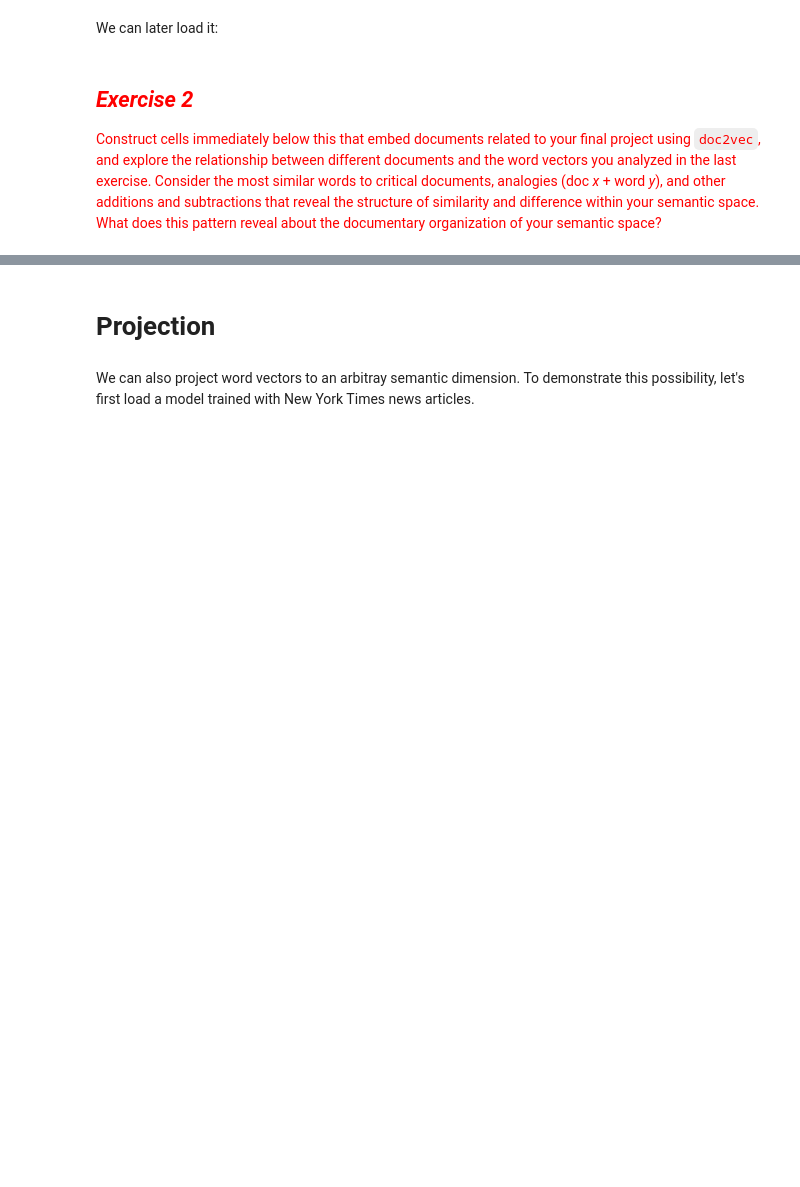
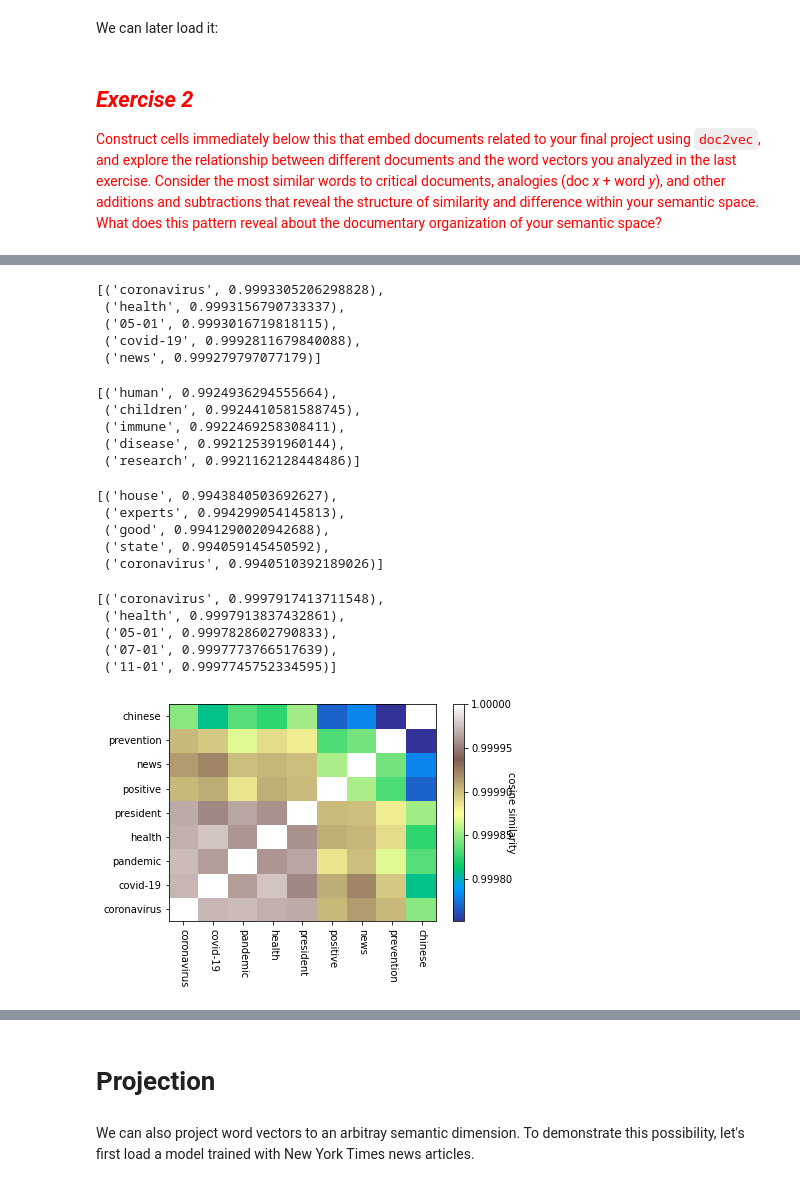
Before and after one commit to AllisonXiong/Content-Analysis, a Jupyter notebook: 4_Word_Embeddings.ipynb, the cells around one changed output, grey strips where cells are left out. Drawn from its saved outputs; the diff is of its cells as text; code cells hidden in the pictures; blank space fills up the shorter version.

```diff
--- a/4_Word_Embeddings.ipynb
+++ b/4_Word_Embeddings.ipynb
@@ -793,0 +844,14 @@ We can later load it:
+# %%
+news['tokenized_words'] = news['content'].apply(lambda x: lucem_illud.word_tokenize(x))
+news['normalized_words'] = news['tokenized_words'].apply(lambda x: lucem_illud.normalizeTokens(x, lemma=False))
+# %%
+taggedDocs = []
+for index, row in news.iterrows():
+    #Just doing a simple keyword assignment
+    docKeywords = [s for s in keywords if s in row['normalized_words']]
+    docKeywords.append(row['time'])
+    docKeywords.append(row['title']) #This lets us extract individual documnets
+    taggedDocs.append(gensim.models.doc2vec.LabeledSentence(words = row['normalized_words'], tags = docKeywords))
+news['TaggedDocs'] = taggedDocs
+# %%
+nD2V = gensim.models.doc2vec.Doc2Vec(news['TaggedDocs'], size = 100) #Limiting to 100 dimensions
@@ -793,0 +886,54 @@ We can later load it:
+# %%
+nD2V.docvecs.most_similar( [ nD2V['chinese'] ], topn=5)
+# %% [output]
+[('coronavirus', 0.9993305206298828),
+ ('health', 0.9993156790733337),
+ ('05-01', 0.9993016719818115),
+ ('covid-19', 0.9992811679840088),
+ ('news', 0.999279797077179)]
+# %%
+nD2V.most_similar( [ nD2V.docvecs['Wisconsin is Òclearly seeing a decline in COVID infectionsÓ.'] ], topn=5)
+# %% [output]
+[('human', 0.9924936294555664),
+ ('children', 0.9924410581588745),
+ ('immune', 0.9922469258308411),
+ ('disease', 0.992125391960144),
+ ('research', 0.9921162128448486)]
+# %%
+nD2V.most_similar( [ nD2V.docvecs['Michigan Gov. Gretchen Whitmer banned sale of American flags during COVID-19 pandemic.'] ], topn=5)
+# %% [output]
+[('house', 0.9943840503692627),
+ ('experts', 0.994299054145813),
+ ('good', 0.9941290020942688),
+ ('state', 0.994059145450592),
+ ('coronavirus', 0.9940510392189026)]
+# %%
+nD2V.docvecs.most_similar([ nD2V['chinese']+nD2V['virus']], topn=5 )
+# %% [output]
+[('coronavirus', 0.9997917413711548),
+ ('health', 0.9997913837432861),
+ ('05-01', 0.9997828602790833),
+ ('07-01', 0.9997773766517639),
+ ('11-01', 0.9997745752334595)]
+# %%
+heatmapMatrix = []
+for tagOuter in keywords:
+    column = []
+    tagVec = nD2V.docvecs[tagOuter].reshape(1, -1)
+    for tagInner in keywords:
+        column.append(sklearn.metrics.pairwise.cosine_similarity(tagVec, nD2V.docvecs[tagInner].reshape(1, -1))[0][0])
+    heatmapMatrix.append(column)
+heatmapMatrix = np.array(heatmapMatrix)
+# %%
+fig, ax = plt.subplots()
+hmap = ax.pcolor(heatmapMatrix, cmap='terrain')
+cbar = plt.colorbar(hmap)
+
+cbar.set_label('cosine similarity', rotation=270)
+a = ax.set_xticks(np.arange(heatmapMatrix.shape[1]) + 0.5, minor=False)
+a = ax.set_yticks(np.arange(heatmapMatrix.shape[0]) + 0.5, minor=False)
+
+a = ax.set_xticklabels(keywords, minor=False, rotation=270)
+a = ax.set_yticklabels(keywords, minor=False)
+# %% [output]
+[figure, added]
```
Also changed, not shown: parts of 25 cells of this notebook.
